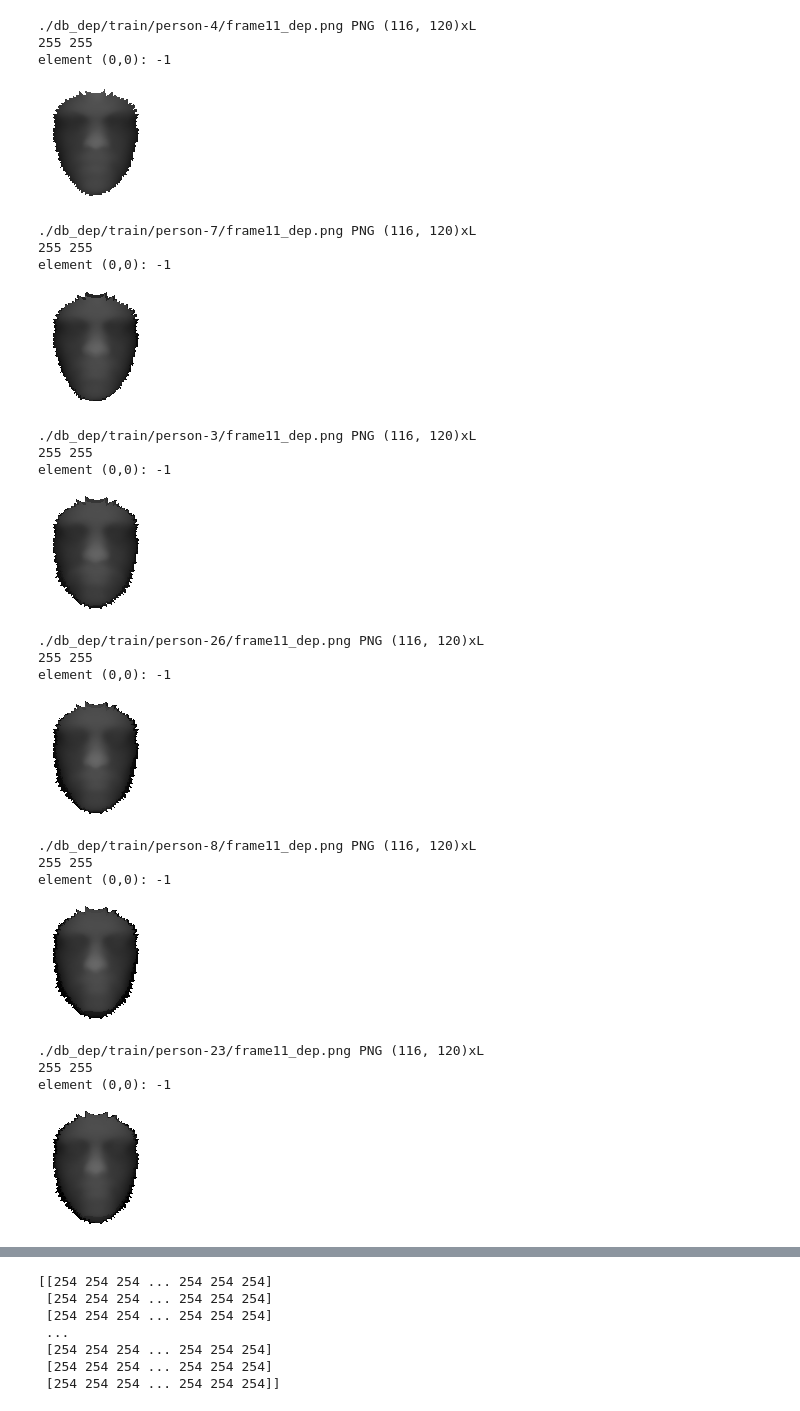
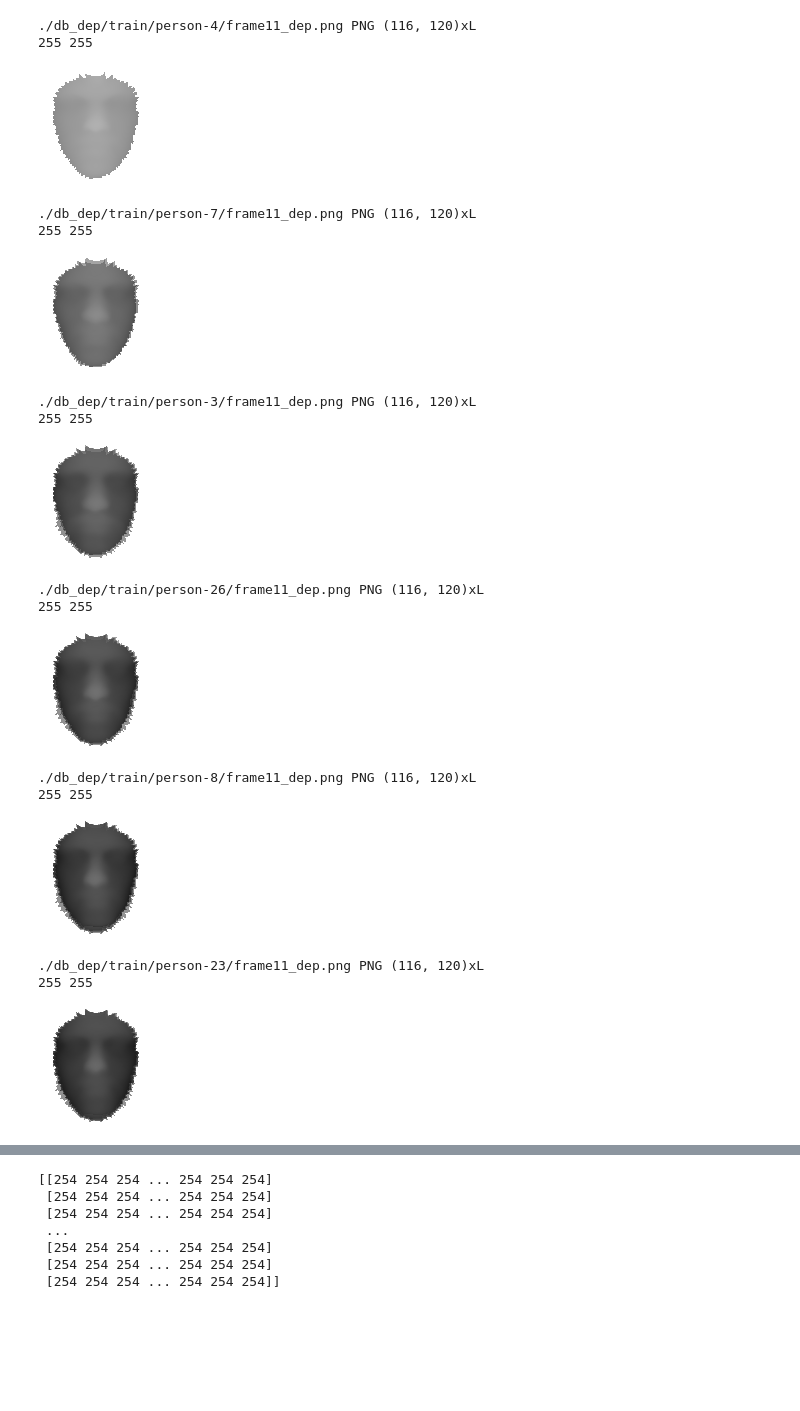
Before and after one commit to Robator/face_reconstruction, a Jupyter notebook: main.ipynb, the cells around one changed output, grey strips where cells are left out. Cells and saved outputs as stored; diff of their text form; code cells hidden in the pictures; blank space fills up the shorter version.

```diff
--- a/main.ipynb
+++ b/main.ipynb
@@ -10,67 +7,72 @@ print(train_files)
-# %%
-average_image = np.zeros((120, 116), dtype = np.int)
-sum_image = np.zeros_like(average_image)
-batch_size = 1
 # %%
-import numpy as np
+def apply_average(average_image, current_image):
+    """
+    Average pixels on current image
+    :param average_image: previously calculated average image
+    :param current_image: sum of images depending on batch_size
+    :return:  average image where non-white pixels are averaged
+    """
+    nonzero_values_ids = np.where(current_image < 255)
+    # nonzero values of current image
+    cur_nonzero = current_image[nonzero_values_ids]
+    # the corresponding values on average image
+    av_nonzero = average_image[nonzero_values_ids]
+    averaged_pixels = 0.5 * (av_nonzero + cur_nonzero / batch_size)
 
-k = 1
+    # paste pixels on original image
+    average_image[nonzero_values_ids] = averaged_pixels
+    return average_image
+
 def merge_to_one(image, img_idx):
-    global sum_image, average_image, k
+    global sum_image, average_image
     if img_idx == 0:
-        average_image = np.zeros_like(average_image)
+        average_image = np.full_like(average_image, 255)
     sum_image += np.asarray(image)
     print(np.asarray(image)[0,0], image.getpixel((0,0)))
     if img_idx % batch_size == 0:
-        average_image = k * (average_image + sum_image / batch_size)
-        k = 0.5
-        average_image = average_image.astype(np.byte)
-        print("element (0,0):", average_image[0,0])
+        average_image = apply_average(average_image, sum_image)
+        average_image = average_image.astype(np.uint8)
         sum_image = np.zeros_like(average_image)
     return average_image
 # %%
-import sys
 from PIL import Image
 
 img_idx = 0
+average_image = np.full((120, 116), 255, dtype = np.uint)
+batch_size = 1
+sum_image = np.zeros_like(average_image)
 for infile in train_files:
     try:
         with Image.open(infile) as im:
             if im.mode != "L":
                 print("Expected 8-bit pixels, black and white image. Exiting...")
                 exit(1)
             print(infile, im.format, f"{im.size}x{im.mode}")
             av_img = merge_to_one(im, img_idx)
             img_idx += 1
             pil_img = Image.fromarray(av_img, mode="L")
             display(pil_img)
     except OSError:
         pass
 display(av_img)
 # %% [output]
 ./db_dep/train/person-4/frame11_dep.png PNG (116, 120)xL
 255 255
-element (0,0): -1
-[figure, old version]
+[figure, new version]
 ./db_dep/train/person-7/frame11_dep.png PNG (116, 120)xL
 255 255
-element (0,0): -1
-[figure, old version]
+[figure, new version]
 ./db_dep/train/person-3/frame11_dep.png PNG (116, 120)xL
 255 255
-element (0,0): -1
-[figure, old version]
+[figure, new version]
 ./db_dep/train/person-26/frame11_dep.png PNG (116, 120)xL
 255 255
-element (0,0): -1
-[figure, old version]
+[figure, new version]
 ./db_dep/train/person-8/frame11_dep.png PNG (116, 120)xL
 255 255
-element (0,0): -1
-[figure, old version]
+[figure, new version]
 ./db_dep/train/person-23/frame11_dep.png PNG (116, 120)xL
 255 255
-element (0,0): -1
-[figure, old version]
+[figure, new version]
 ... (29 outputs left out)
 # %%
```
Also changed, not shown: parts of 6 cells of this notebook, 3 other files.
